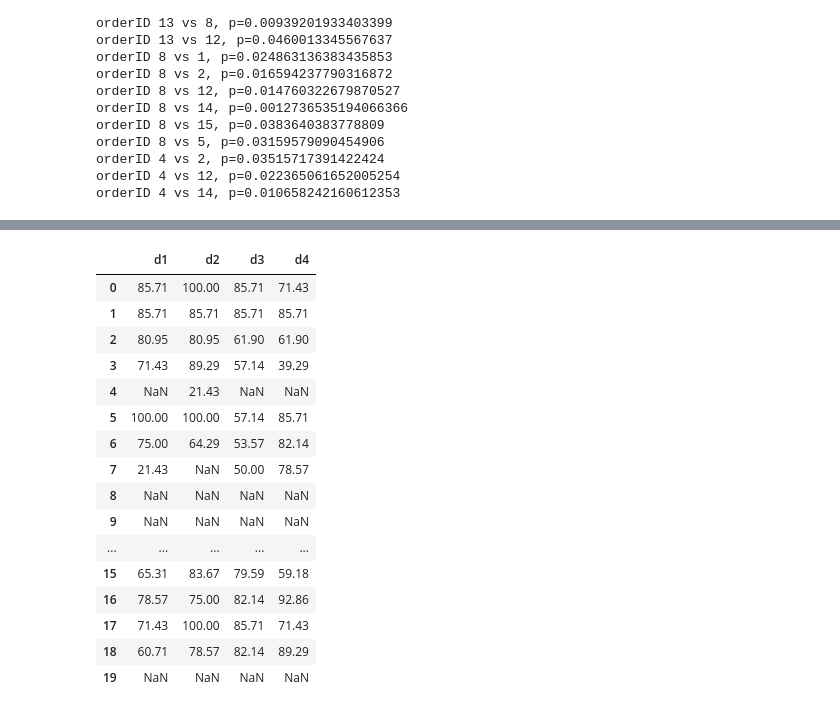
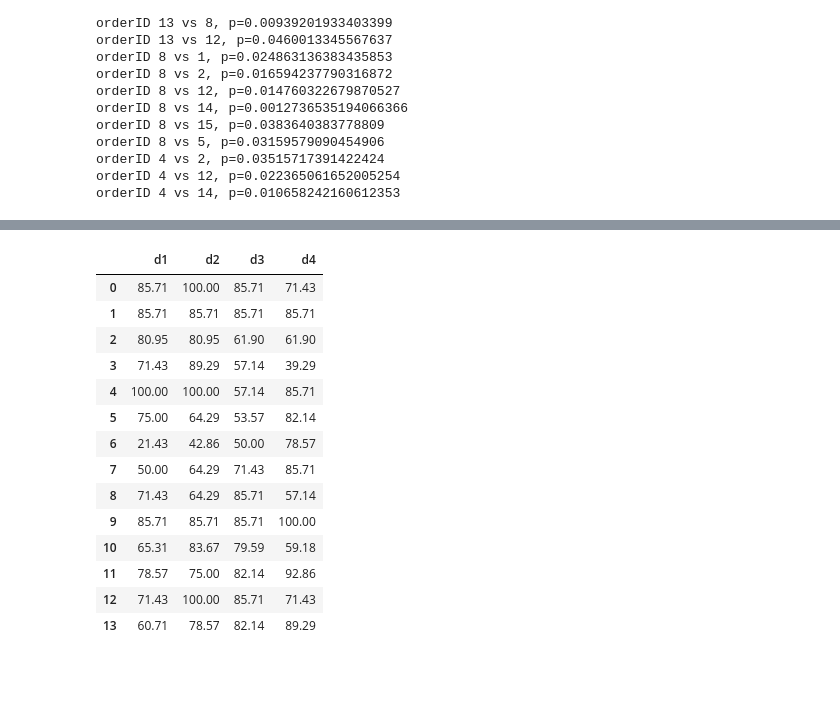
Before and after one commit to HamishHill-WK/PSY555Unit2, a Jupyter notebook: data.ipynb, the cells around one changed output, grey strips where cells are left out. Saved outputs shown, nothing was run; the diff lists cells and outputs as text; code cells hidden in the pictures; blank space fills up the shorter version.

```diff
--- a/data.ipynb
+++ b/data.ipynb
@@ -106,10 +100,10 @@ v3 does not look Gaussian (reject H0)
 Shapiro-Wilk Test for v4: Statistics=0.872, p-value=0.001
 v4 does not look Gaussian (reject H0)
 # %%
-from scipy.stats import kruskal
+from scipy.stats import friedmanchisquare
 
-# Perform the Kruskal-Wallis H-test
-stat, p_value = kruskal(df['v1'], df['v2'], df['v3'], df['v4'])
+# Perform the Friedman Test
+stat, p_value = friedmanchisquare(df['v1'].astype(float), df['v2'].astype(float), df['v3'].astype(float), df['v4'].astype(float))
 
 # Print the results
 print('Statistics=%.3f, p=%.3f' % (stat, p_value))
@@ -237,7 +227,7 @@ from scipy.stats import shapiro
 # Perform the Shapiro-Wilk test for each row across columns v1, v2, v3, and v4
 for index, row in average_scores.iterrows():
     stat, p_value = shapiro(row[['v1', 'v2', 'v3', 'v4']].astype(float))
-    printString= f'Row {index}: Shapiro-Wilk Test: Statistics={stat:.3f}, p-value={p_value:.3f}'
+    printString= f'Orderid {index}: Shapiro-Wilk Test: Statistics={stat:.3f}, p-value={p_value:.3f}'
     if p_value > 0.05:
         print(printString + f'looks Gaussian (fail to reject H0)')
     else:
@@ -439,7 +411,7 @@ for col in df_dxvy_pairs.columns:
     for index, val in df_dxvy_pairs[col].items():
         if not np.isnan(val):
             list.append(val)
-    while len(list) < 5:
+    while len(list) < 4:
         list.append(np.nan)
     df_dxvy_non_nan[col] = list
 
@@ -454,3 +424,0 @@ df_dxvy_non_nan
-# %%
-df_dxvy_nan = df_dxvy_non_nan.copy()
-df_dxvy_non_nan = df_dxvy_non_nan.fillna(df_dxvy_non_nan.mean())
@@ -466,28 +425,28 @@ df_dxvy_non_nan
 # %%
 df_distractors = pd.DataFrame(columns=['d1', 'd2', 'd3', 'd4'])
 for col in df_distractors.columns:
     list = []
-    for col1 in df_dxvy_nan.columns:
+    for col1 in df_dxvy_non_nan.columns:
         if col in col1:
-            list.extend(df_dxvy_nan[col1])
+            list.extend(df_dxvy_non_nan[col1])
     df_distractors[col[:2]] = list
 
+df_distractors = df_distractors.apply(lambda x: pd.Series(sorted(x, key=pd.isna)))
+df_distractors = df_distractors.dropna(how='all')
 df_distractors
 # %% [output]
 |  | d1 | d2 | d3 | d4 |
 | 0 | 85.71 | 100.00 | 85.71 | 71.43 |
 | 1 | 85.71 | 85.71 | 85.71 | 85.71 |
 | 2 | 80.95 | 80.95 | 61.90 | 61.90 |
 | 3 | 71.43 | 89.29 | 57.14 | 39.29 |
-| 4 | NaN | 21.43 | NaN | NaN |
-| 5 | 100.00 | 100.00 | 57.14 | 85.71 |
-| 6 | 75.00 | 64.29 | 53.57 | 82.14 |
-| 7 | 21.43 | NaN | 50.00 | 78.57 |
-| 8 | NaN | NaN | NaN | NaN |
-| 9 | NaN | NaN | NaN | NaN |
-| ... | ... | ... | ... | ... |
-| 15 | 65.31 | 83.67 | 79.59 | 59.18 |
-| 16 | 78.57 | 75.00 | 82.14 | 92.86 |
-| 17 | 71.43 | 100.00 | 85.71 | 71.43 |
-| 18 | 60.71 | 78.57 | 82.14 | 89.29 |
-| 19 | NaN | NaN | NaN | NaN |
+| 4 | 100.00 | 100.00 | 57.14 | 85.71 |
+| 5 | 75.00 | 64.29 | 53.57 | 82.14 |
+| 6 | 21.43 | 42.86 | 50.00 | 78.57 |
+| 7 | 50.00 | 64.29 | 71.43 | 85.71 |
+| 8 | 71.43 | 64.29 | 85.71 | 57.14 |
+| 9 | 85.71 | 85.71 | 85.71 | 100.00 |
+| 10 | 65.31 | 83.67 | 79.59 | 59.18 |
+| 11 | 78.57 | 75.00 | 82.14 | 92.86 |
+| 12 | 71.43 | 100.00 | 85.71 | 71.43 |
+| 13 | 60.71 | 78.57 | 82.14 | 89.29 |
```
Also changed, not shown: parts of 22 cells of this notebook, 3 other files.
